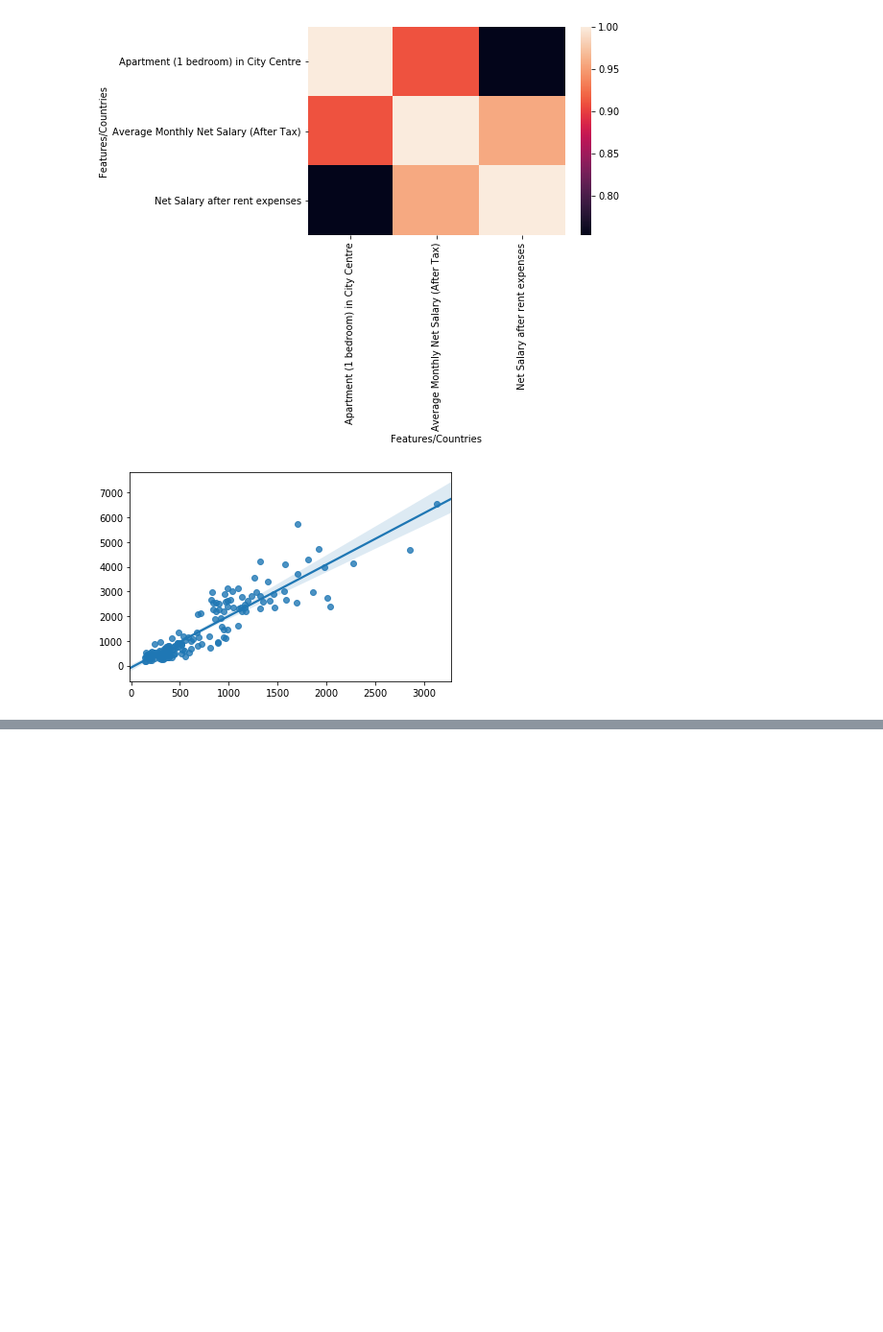
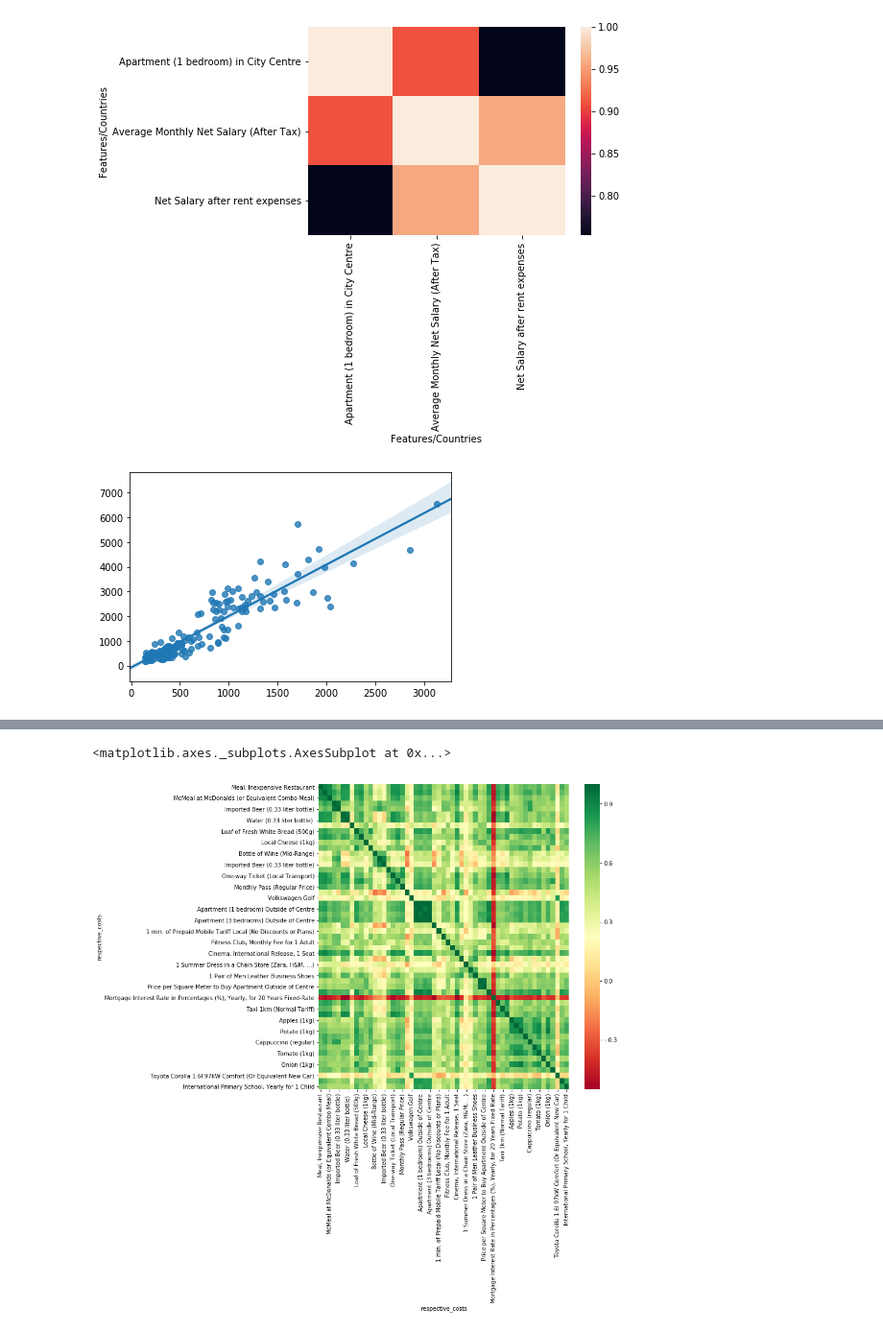
Before and after one commit to tamizh3110/cost_of_living, a Jupyter notebook: Cost_of_living.ipynb, the cells around one changed output, grey strips where cells are left out. Shown at 96% size. Saved outputs shown, nothing was run; the diff lists cells and outputs as text; code cells hidden in the pictures; blank space fills up the shorter version.

```diff
--- a/Cost_of_living.ipynb
+++ b/Cost_of_living.ipynb
@@ -307,0 +708,6 @@ model=sns.regplot(country_data['Apartment (1 bedroom) in City Centre'].values,co
+# %%
+plt.figure(figsize=(10, 10))      # Sample figsize in inches
+sns.heatmap(feature_float.corr(), cmap="RdYlGn")
+# %% [output]
+<matplotlib.axes._subplots.AxesSubplot at 0x...>
+[figure, added]
```
Also changed, not shown: parts of 20 cells of this notebook.
